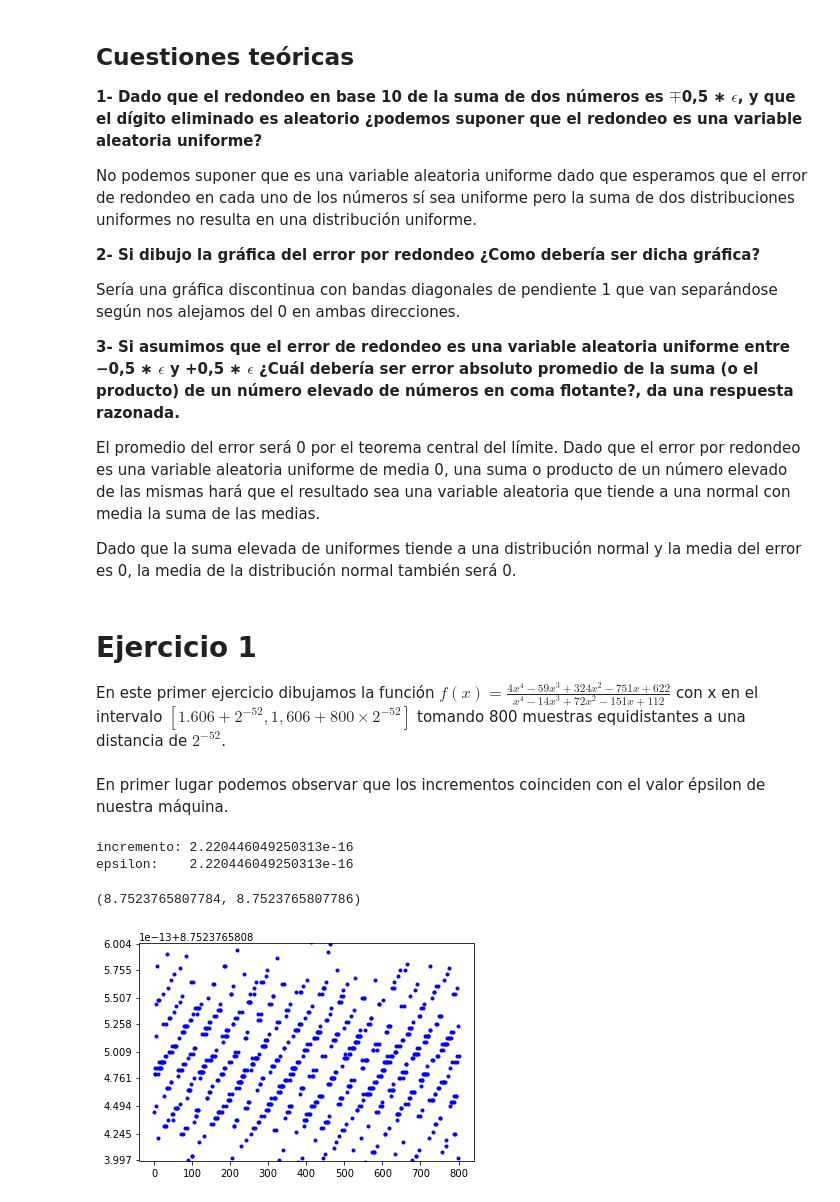
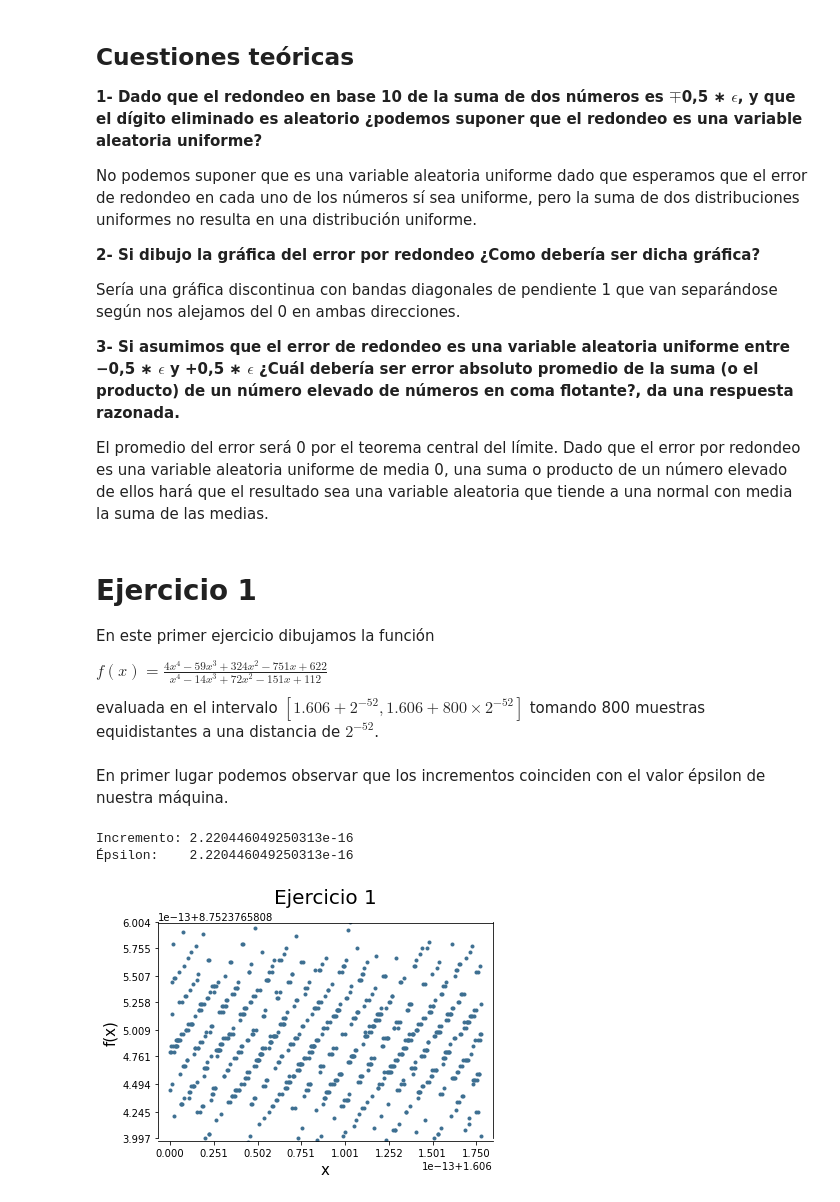
Before and after one commit to OscarGB/MUCD-CN, a Jupyter notebook: Practica 1/Untitled.ipynb, the cells around one changed output. Drawn from its saved outputs; the diff is of its cells as text; code cells hidden in the pictures.

```diff
--- a/Practica 1/Untitled.ipynb
+++ b/Practica 1/Untitled.ipynb
@@ -4,15 +35,13 @@
 # %% [markdown]
 ## Cuestiones teóricas
-**1- Dado que el redondeo en base 10 de la suma de dos números es $\mp$0,5 ∗ $\epsilon$, y que el dígito eliminado es aleatorio ¿podemos suponer que el redondeo es una variable aleatoria uniforme?**
+<b>1- Dado que el redondeo en base 10 de la suma de dos números es $\mp$0,5 ∗ $\epsilon$, y que el dígito eliminado es aleatorio ¿podemos suponer que el redondeo es una variable aleatoria uniforme?</b>
 
-No podemos suponer que es una variable aleatoria uniforme dado que esperamos que el error de redondeo en cada uno de los números sí sea uniforme pero la suma de dos distribuciones uniformes no resulta en una distribución uniforme.
+No podemos suponer que es una variable aleatoria uniforme dado que esperamos que el error de redondeo en cada uno de los números sí sea uniforme, pero la suma de dos distribuciones uniformes no resulta en una distribución uniforme.
 
-**2- Si dibujo la gráfica del error por redondeo ¿Como debería ser dicha gráfica?**
+<b>2- Si dibujo la gráfica del error por redondeo ¿Como debería ser dicha gráfica?</b>
 
 Sería una gráfica discontinua con bandas diagonales de pendiente 1 que van separándose según nos alejamos del 0 en ambas direcciones.
 
-**3- Si asumimos que el error de redondeo es una variable aleatoria uniforme entre −0,5 ∗ $\epsilon$ y +0,5 ∗ $\epsilon$ ¿Cuál debería ser error absoluto promedio de la suma (o el producto) de un número elevado de números en coma flotante?, da una respuesta razonada.**
+<b>3- Si asumimos que el error de redondeo es una variable aleatoria uniforme entre −0,5 ∗ $\epsilon$ y +0,5 ∗ $\epsilon$ ¿Cuál debería ser error absoluto promedio de la suma (o el producto) de un número elevado de números en coma flotante?, da una respuesta razonada.</b>
 
-El promedio del error será 0 por el teorema central del límite. Dado que el error por redondeo es una variable aleatoria uniforme de media 0, una suma o producto de un número elevado de las mismas hará que el resultado sea una variable aleatoria que tiende a una normal con media la suma de las medias.
-
-Dado que la suma elevada de uniformes tiende a una distribución normal y la media del error es 0, la media de la distribución normal también será 0.
+El promedio del error será 0 por el teorema central del límite. Dado que el error por redondeo es una variable aleatoria uniforme de media 0, una suma o producto de un número elevado de ellos hará que el resultado sea una variable aleatoria que tiende a una normal con media la suma de las medias.
@@ -22,21 +48,29 @@ import sys
 # %% [markdown]
 # Ejercicio 1
-En este primer ejercicio dibujamos la función $f(x) = \frac{4x^4-59x^3+324x^2-751x+622}{x^4 - 14x^3 + 72x^2 - 151x +112}$ con x en el intervalo $\left[1.606 + 2^{-52}, 1,606 + 800\times2^{-52}\right]$ tomando 800 muestras equidistantes a una distancia de $2^{-52}$.
+En este primer ejercicio dibujamos la función
+
+$f(x) = \frac{4x^4-59x^3+324x^2-751x+622}{x^4 - 14x^3 + 72x^2 - 151x +112}$
+
+evaluada en el intervalo $\left[1.606 + 2^{-52}, 1.606 + 800\times2^{-52}\right]$ tomando 800 muestras equidistantes a una distancia de $2^{-52}$.
 # %% [markdown]
 En primer lugar podemos observar que los incrementos coinciden con el valor épsilon de nuestra máquina.
 # %%
-print('incremento:',2**-52, '\nepsilon:   ', sys.float_info.epsilon)
+print('Incremento:',2**-52, '\nÉpsilon:   ', sys.float_info.epsilon)
 # %% [output]
-incremento: 2.220446049250313e-16
-epsilon:    2.220446049250313e-16
+Incremento: 2.220446049250313e-16
+Épsilon:    2.220446049250313e-16
 # %%
 def f(x):
     return (4*x**4 - 59*x**3 + 324*x**2 - 751*x + 622)/(x**4 - 14*x**3 + 72*x**2 - 151*x + 112)
 
 values = [1.606 + i*2**-52 for i in range(801)]
 fun_values = [f(i) for i in values]
-plt.plot(range(801), fun_values, 'b.')
-plt.ylim(8.7523765807784,8.7523765807786)
+plt.plot(values, fun_values, '.', color='#3d6f91')
+plt.title("Ejercicio 1", fontsize=20, pad=20)
+plt.xlabel('x', fontsize=15)
+plt.ylabel('f(x)', fontsize=15)
+
+plt.xlim(min(values) - 30*2**-52, max(values) + 30*2**-52)
+_ = plt.ylim(8.7523765807784,8.7523765807786)
 # %% [output]
-(8.7523765807784, 8.7523765807786)
-[figure, old version]
+[figure, new version]
```
Also changed, not shown: parts of 22 cells of this notebook, 1 other file.
